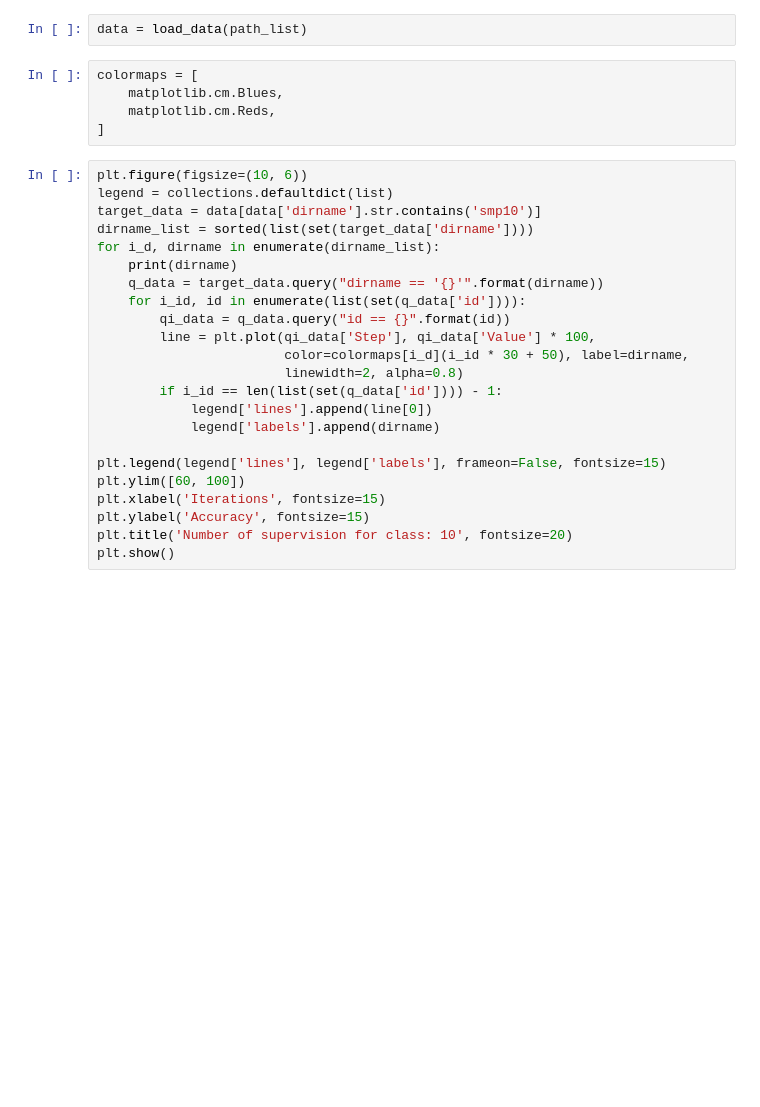
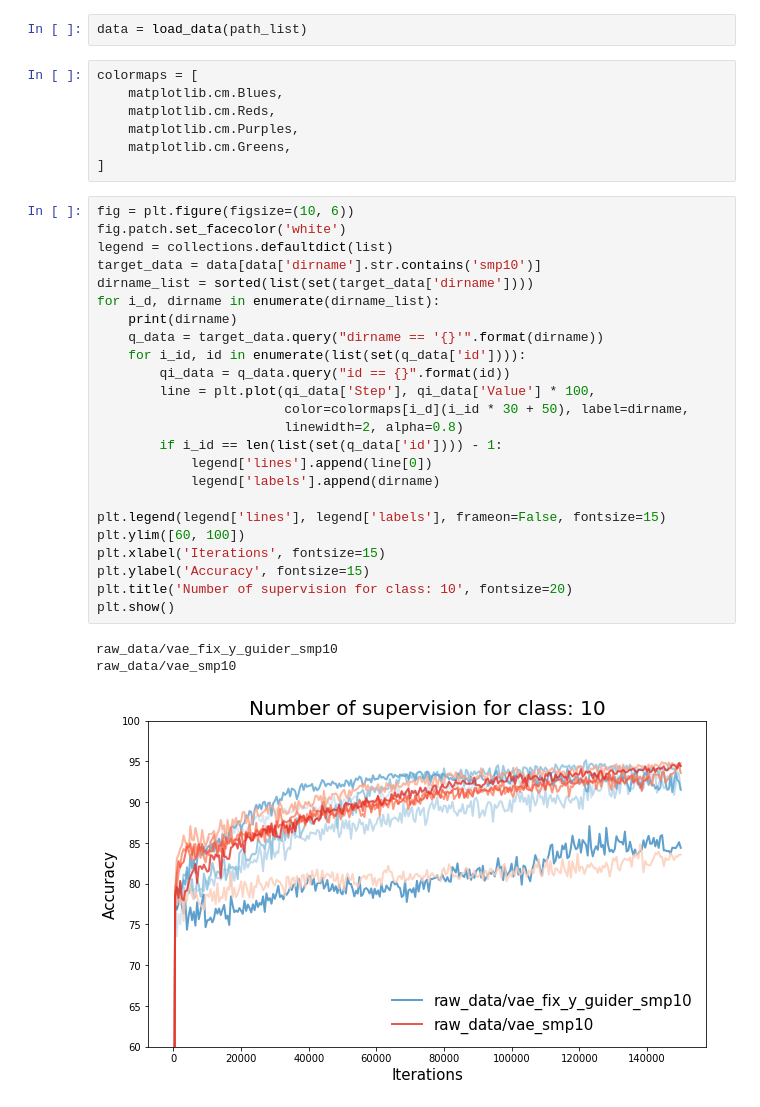
Before and after one commit to HyeonwooNoh/Gumbel-Softmax-VAE-in-tensorflow, a Jupyter notebook: plots/draw_plots.ipynb, the cells around one changed output. Drawn from its saved outputs; the diff is of its cells as text; blank space fills up the shorter version.

Commit message:
new plot

```diff
--- a/plots/draw_plots.ipynb
+++ b/plots/draw_plots.ipynb
@@ -29,28 +47,35 @@ data = load_data(path_list)
 colormaps = [
     matplotlib.cm.Blues,
     matplotlib.cm.Reds,
+    matplotlib.cm.Purples,
+    matplotlib.cm.Greens,
 ]
 # %%
-plt.figure(figsize=(10, 6))
+fig = plt.figure(figsize=(10, 6))
+fig.patch.set_facecolor('white')
 legend = collections.defaultdict(list)
 target_data = data[data['dirname'].str.contains('smp10')]
 dirname_list = sorted(list(set(target_data['dirname'])))
 for i_d, dirname in enumerate(dirname_list):
     print(dirname)
     q_data = target_data.query("dirname == '{}'".format(dirname))
     for i_id, id in enumerate(list(set(q_data['id']))):
         qi_data = q_data.query("id == {}".format(id))
         line = plt.plot(qi_data['Step'], qi_data['Value'] * 100,
                         color=colormaps[i_d](i_id * 30 + 50), label=dirname,
                         linewidth=2, alpha=0.8)
         if i_id == len(list(set(q_data['id']))) - 1:
             legend['lines'].append(line[0])
             legend['labels'].append(dirname)
 
 plt.legend(legend['lines'], legend['labels'], frameon=False, fontsize=15)
 plt.ylim([60, 100])
 plt.xlabel('Iterations', fontsize=15)
 plt.ylabel('Accuracy', fontsize=15)
 plt.title('Number of supervision for class: 10', fontsize=20)
 plt.show()
+# %% [output]
+raw_data/vae_fix_y_guider_smp10
+raw_data/vae_smp10
+[figure, added]
 # %%
```
Also changed, not shown: parts of 2 cells of this notebook, 5 other files.
